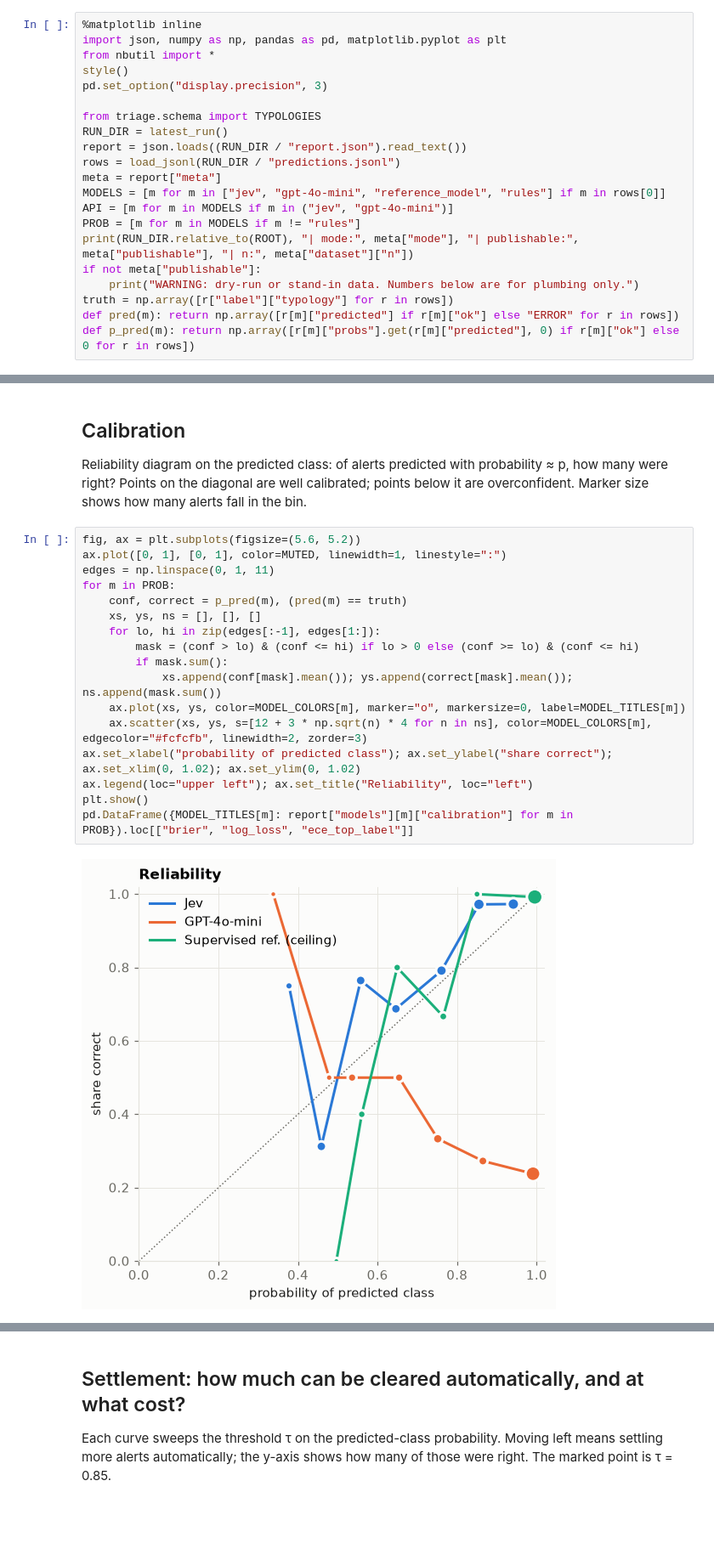
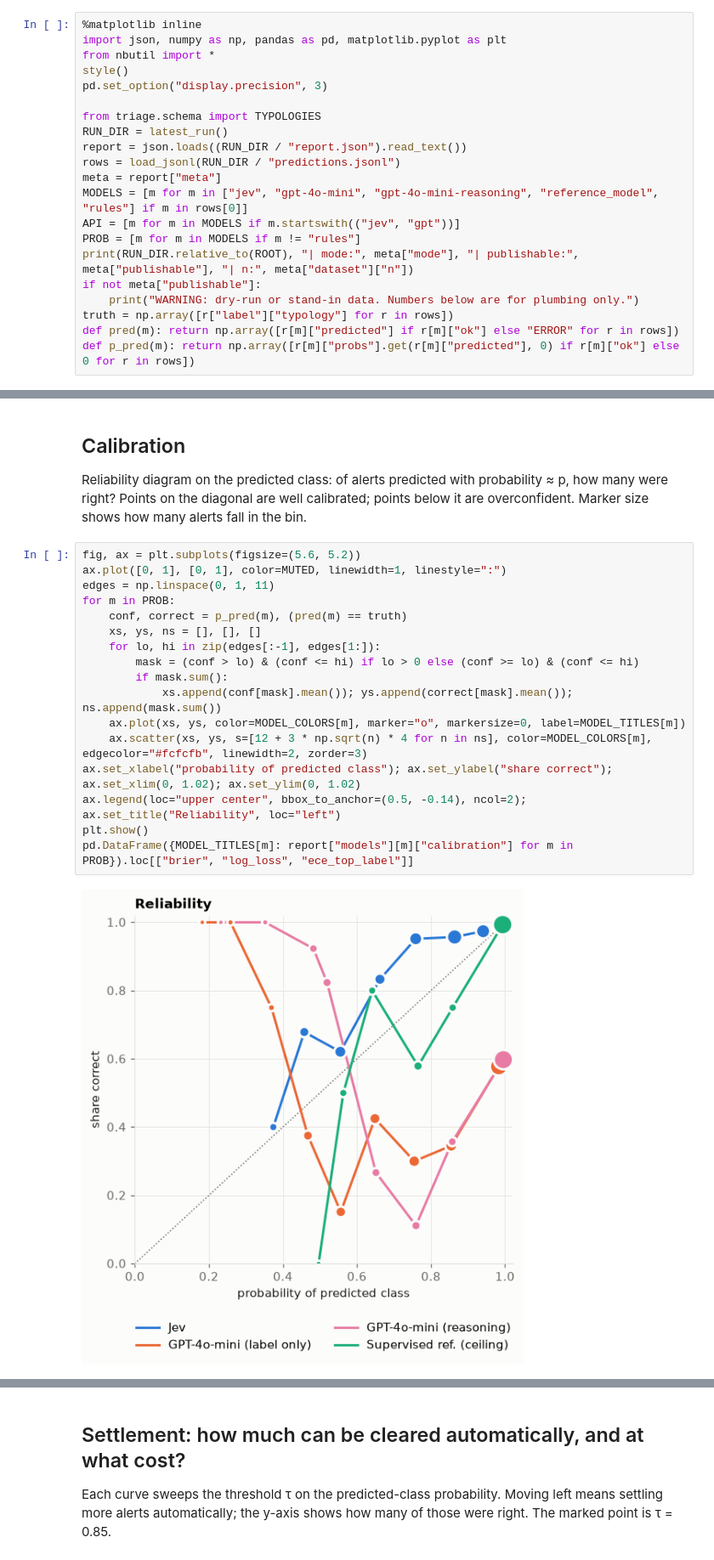
Before and after one commit to cpipi/fraud-triage-jev, a Jupyter notebook: notebooks/02_results_analysis.ipynb, the cells around one changed output, grey strips where cells are left out. Shown at 85% size. Saved outputs shown, nothing was run; the diff lists cells and outputs as text; blank space fills up the shorter version.

```diff
--- a/notebooks/02_results_analysis.ipynb
+++ b/notebooks/02_results_analysis.ipynb
@@ -15,8 +15,8 @@ RUN_DIR = latest_run()
 report = json.loads((RUN_DIR / "report.json").read_text())
 rows = load_jsonl(RUN_DIR / "predictions.jsonl")
 meta = report["meta"]
-MODELS = [m for m in ["jev", "gpt-4o-mini", "reference_model", "rules"] if m in rows[0]]
-API = [m for m in MODELS if m in ("jev", "gpt-4o-mini")]
+MODELS = [m for m in ["jev", "gpt-4o-mini", "gpt-4o-mini-reasoning", "reference_model", "rules"] if m in rows[0]]
+API = [m for m in MODELS if m.startswith(("jev", "gpt"))]
 PROB = [m for m in MODELS if m != "rules"]
 print(RUN_DIR.relative_to(ROOT), "| mode:", meta["mode"], "| publishable:", meta["publishable"], "| n:", meta["dataset"]["n"])
 if not meta["publishable"]:
@@ -77,19 +77,19 @@ Points on the diagonal are well calibrated; points below it are overconfident. M
 # %%
 fig, ax = plt.subplots(figsize=(5.6, 5.2))
 ax.plot([0, 1], [0, 1], color=MUTED, linewidth=1, linestyle=":")
 edges = np.linspace(0, 1, 11)
 for m in PROB:
     conf, correct = p_pred(m), (pred(m) == truth)
     xs, ys, ns = [], [], []
     for lo, hi in zip(edges[:-1], edges[1:]):
         mask = (conf > lo) & (conf <= hi) if lo > 0 else (conf >= lo) & (conf <= hi)
         if mask.sum():
             xs.append(conf[mask].mean()); ys.append(correct[mask].mean()); ns.append(mask.sum())
     ax.plot(xs, ys, color=MODEL_COLORS[m], marker="o", markersize=0, label=MODEL_TITLES[m])
     ax.scatter(xs, ys, s=[12 + 3 * np.sqrt(n) * 4 for n in ns], color=MODEL_COLORS[m], edgecolor="#fcfcfb", linewidth=2, zorder=3)
 ax.set_xlabel("probability of predicted class"); ax.set_ylabel("share correct"); ax.set_xlim(0, 1.02); ax.set_ylim(0, 1.02)
-ax.legend(loc="upper left"); ax.set_title("Reliability", loc="left")
+ax.legend(loc="upper center", bbox_to_anchor=(0.5, -0.14), ncol=2); ax.set_title("Reliability", loc="left")
 plt.show()
 pd.DataFrame({MODEL_TITLES[m]: report["models"][m]["calibration"] for m in PROB}).loc[["brier", "log_loss", "ece_top_label"]]
 # %% [output]
-[figure, old version]
+[figure, new version]
```
Also changed, not shown: parts of 11 cells of this notebook, 9 other files.
